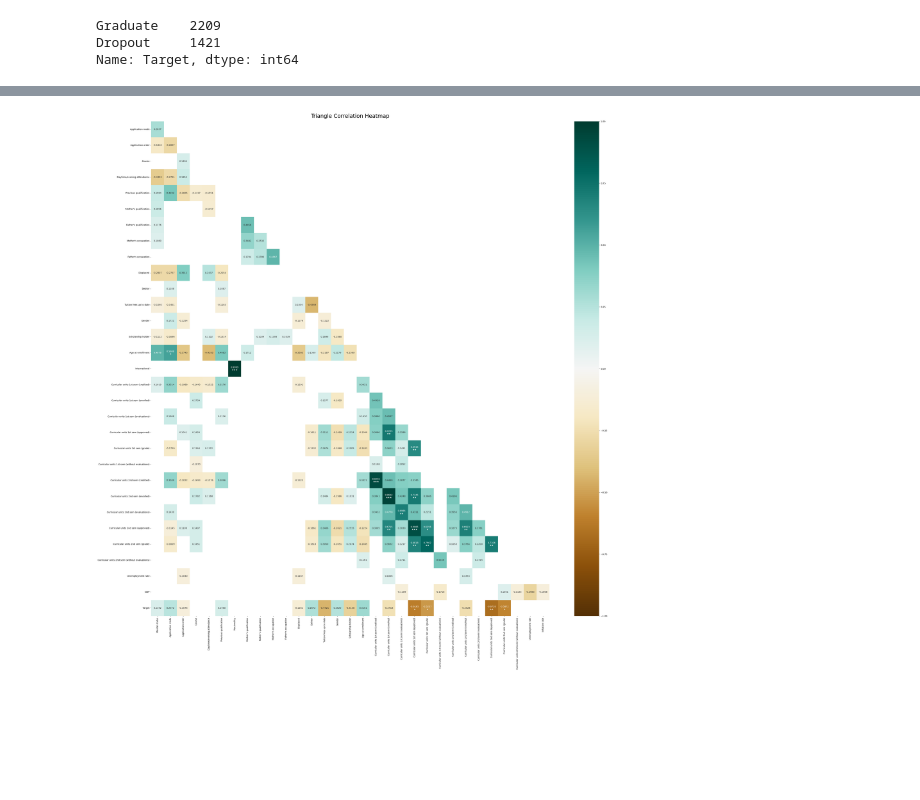
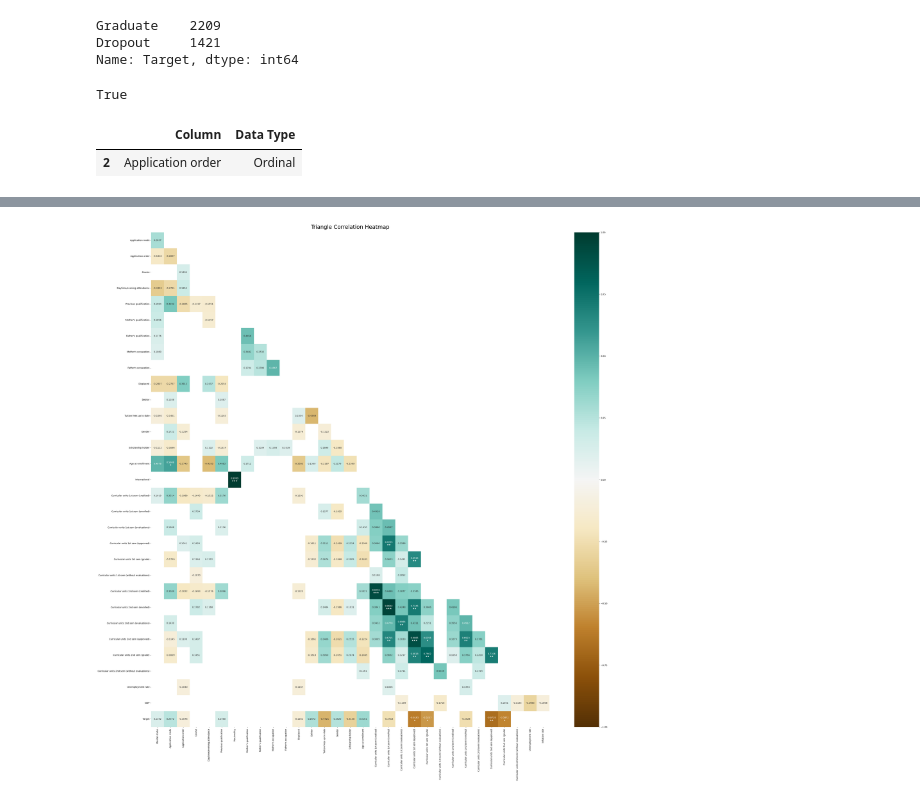
Before and after one commit to Kevin-Kwasnik/student-dropout-prediction, a Jupyter notebook: 2.Analysis/EDA.ipynb, the cells around one changed output, grey strips where cells are left out. Cells and saved outputs as stored; diff of their text form; code cells hidden in the pictures; blank space fills up the shorter version.

```diff
--- a/2.Analysis/EDA.ipynb
+++ b/2.Analysis/EDA.ipynb
@@ -137,3 +224,12 @@ Name: Target, dtype: int64
+# %%
+len(column_name) == len(data_type)
+# %% [output]
+True
+# %%
+data_type_mapping[data_type_mapping['Data Type'] == 'Ordinal']
+# %% [output]
+|  | Column | Data Type |
+| 2 | Application order | Ordinal |
 # %%
 #replace target value with 0 and 1: 1 representing dropout and 0 representing graduate
 student_data_filt['Target'].replace({'Dropout': 1, 'Graduate': 0}, inplace=True)
```
Also changed, not shown: parts of 21 cells of this notebook.
